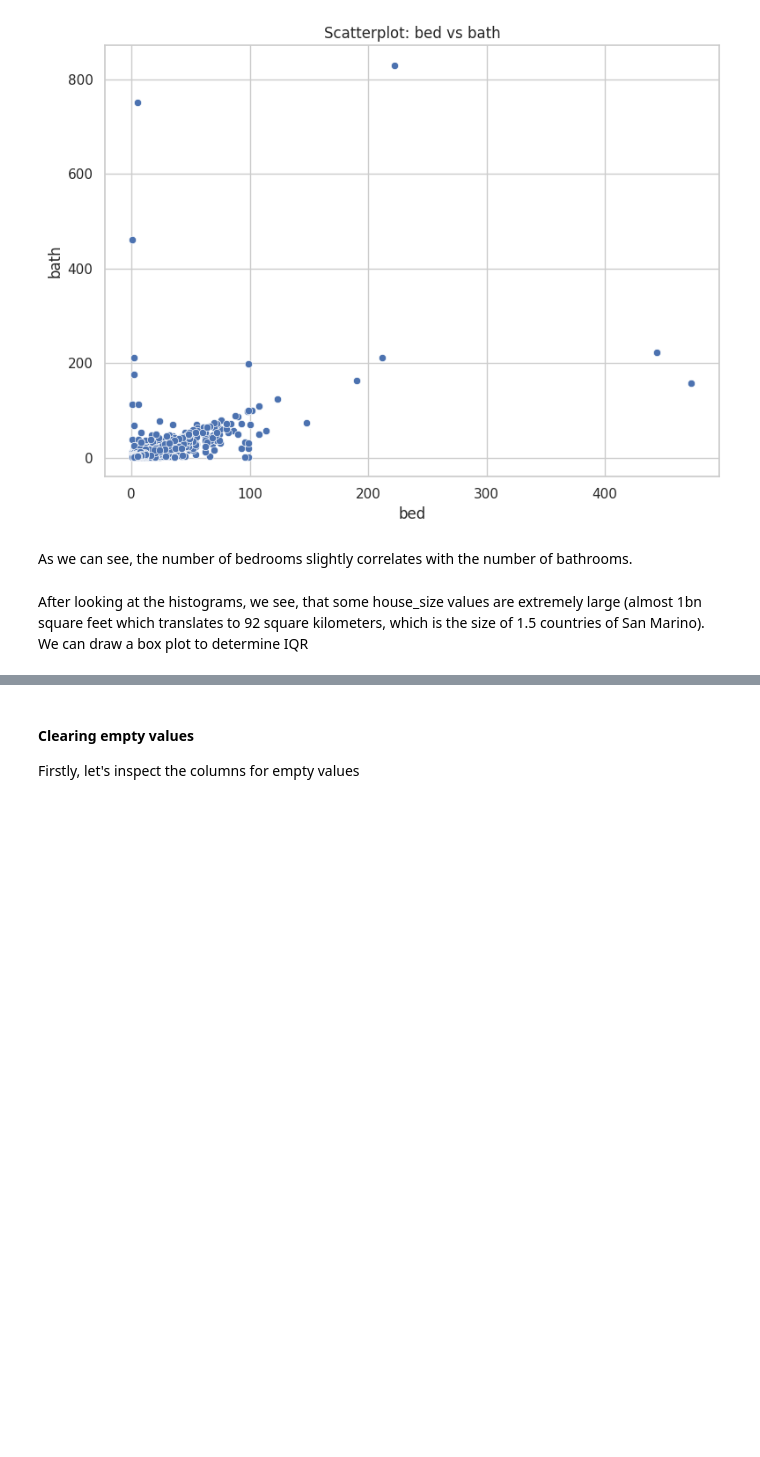
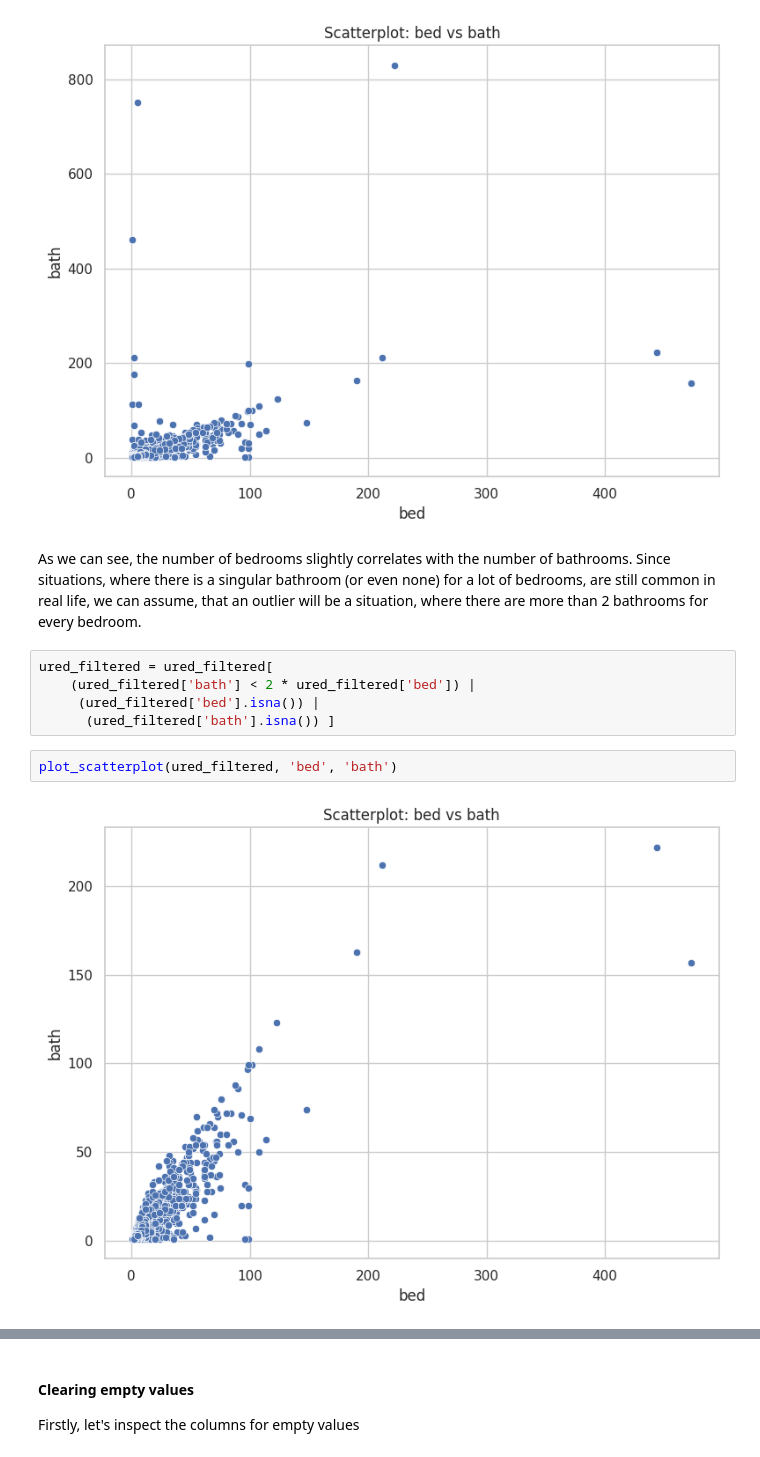
Before and after one commit to Deptage/data_mining_project, a Jupyter notebook: src/Data_Mining_Project.ipynb, the cells around one changed output, grey strips where cells are left out. Cells and saved outputs as stored; diff of their text form; blank space fills up the shorter version.

```diff
--- a/src/Data_Mining_Project.ipynb
+++ b/src/Data_Mining_Project.ipynb
@@ -246,7 +246,14 @@ def plot_scatterplot(dataset: pd.DataFrame, x_col: str, y_col: str):
 plot_scatterplot(ured_filtered, 'bed', 'bath')
 # %% [output]
 [figure]
-# %% [markdown]
-As we can see, the number of bedrooms slightly correlates with the number of bathrooms.
-# %% [markdown]
-After looking at the histograms, we see, that some house_size values are extremely large (almost 1bn square feet which translates to 92 square kilometers, which is the size of 1.5 countries of San Marino). We can draw a box plot to determine IQR
+# %% [markdown]
+As we can see, the number of bedrooms slightly correlates with the number of bathrooms. Since situations, where there is a singular bathroom (or even none) for a lot of bedrooms, are still common in real life, we can assume, that an outlier will be a situation, where there are more than 2 bathrooms for every bedroom.
+# %%
+ured_filtered = ured_filtered[
+    (ured_filtered['bath'] < 2 * ured_filtered['bed']) |
+     (ured_filtered['bed'].isna()) |
+      (ured_filtered['bath'].isna()) ]
+# %%
+plot_scatterplot(ured_filtered, 'bed', 'bath')
+# %% [output]
+[figure, added]
```
Also changed, not shown: parts of 9 cells of this notebook.
